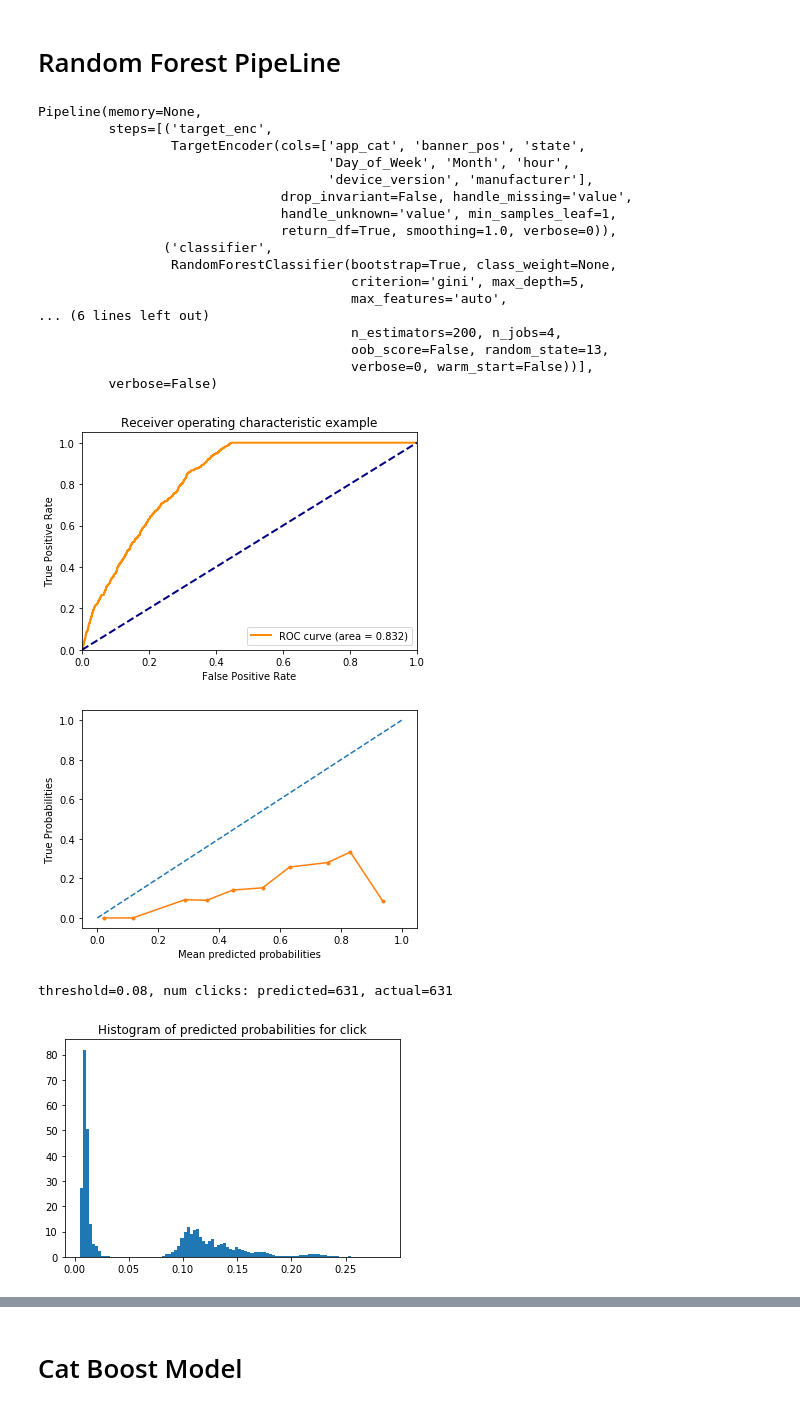
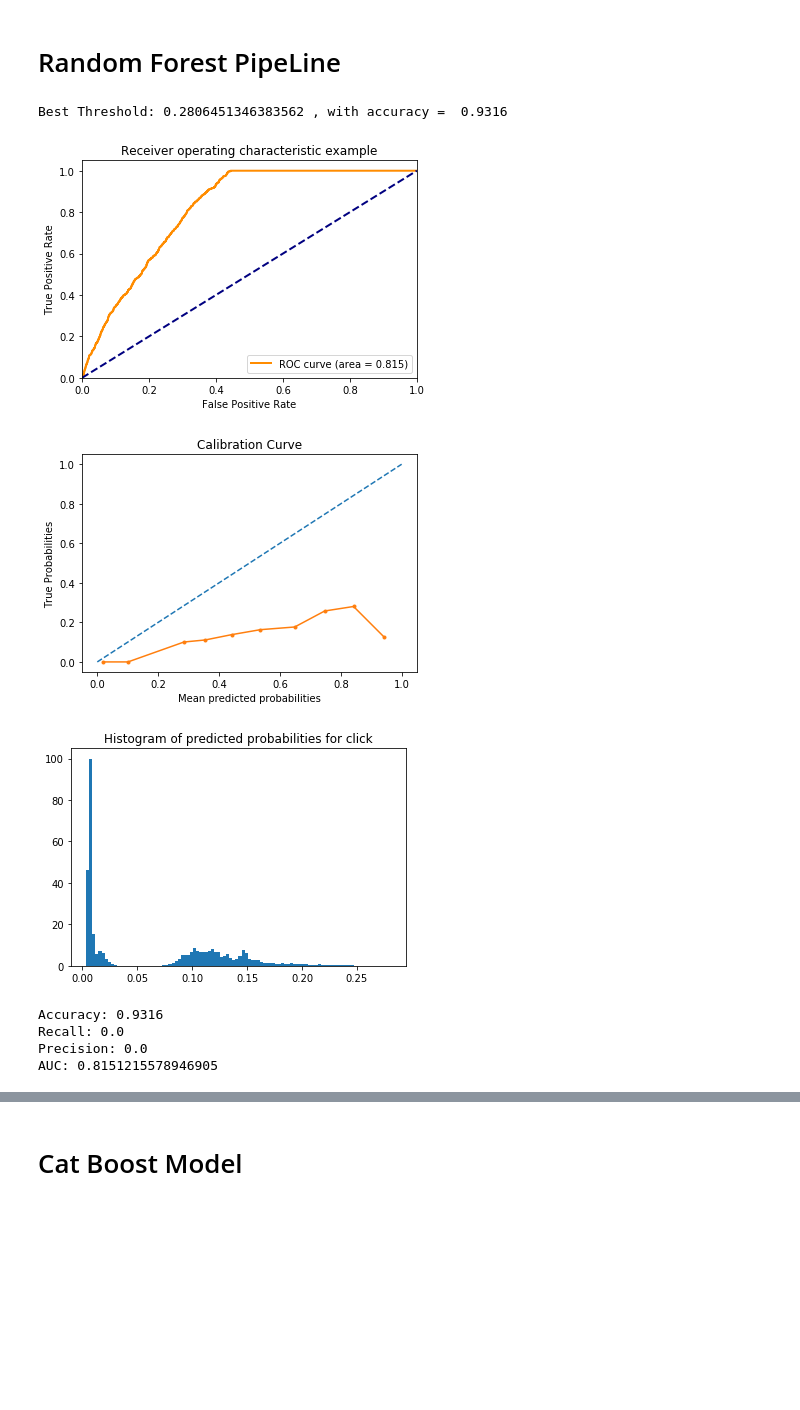
Before and after one commit to ayeletdabush/datascience, a Jupyter notebook: click_pred_modeling.ipynb, the cells around one changed output, grey strips where cells are left out. Drawn from its saved outputs; the diff is of its cells as text; code cells hidden in the pictures; blank space fills up the shorter version.

```diff
--- a/click_pred_modeling.ipynb
+++ b/click_pred_modeling.ipynb
@@ -120,6 +138,7 @@ def plot_auc(fpr, tpr):
     plt.title("Receiver operating characteristic example")
     plt.legend(loc="lower right")
     plt.show()
+    return roc_auc
 # %%
 
 def plot_calibration(y, y_hat):
@@ -159,28 +244,43 @@ def evaulate_pipeline(pipe, X, y):
 # %% [markdown]
 # Random Forest PipeLine
+# %%
+def make_rf_pipe_line(calibration = None, params = None ):
+    assert calibration is None or calibration in ['isotonic', 'sigmoid']
+    encoder = ce.TargetEncoder(cols=cat_features)
+    rf = RandomForestClassifier(n_estimators = 200, max_depth=5, criterion = "gini", n_jobs = 4,
+                                min_samples_split=100,random_state=13)
+    if params:
+        rf.set_params(**params)
+    if calibration is None:
+        rf_pipe = Pipeline([('target_enc',encoder),  ('classifier', rf)])
+    else:
+        calibrated_RF_classifier =  CalibratedClassifierCV(base_estimator=rf, cv=5, method=calibration)
+        rf_pipe = Pipeline([('target_enc',encoder),  ('calibrated_classifier', calibrated_RF_classifier)])
+    rf_pipe.fit(X_train, y_train)
+    return rf_pipe
+# %%
+%%time
+
+rf_params_grid ={'min_samples_leaf': [100],
+                 'max_depth': [4] ,
+                 'class_weight' : ['balanced'],
+                 'n_estimators': [100],
+                 'criterion': ["gini"]
+
+                }
+best_rf_params = find_best_params_random_forest(rf_params_grid, X_train, y_train, X_val, y_val)
+# %%
+
+rf_pipe = make_rf_pipe_line(calibration = None, params = best_rf_params)
 # %%
-rf_pipe = make_rf_pipe_line(None)
-print (rf_pipe)
+
 evaulate_pipeline(rf_pipe, X_val, y_val)
 # %% [output]
-Pipeline(memory=None,
-         steps=[('target_enc',
-                 TargetEncoder(cols=['app_cat', 'banner_pos', 'state',
-                                     'Day_of_Week', 'Month', 'hour',
-                                     'device_version', 'manufacturer'],
-                               drop_invariant=False, handle_missing='value',
-                               handle_unknown='value', min_samples_leaf=1,
-                               return_df=True, smoothing=1.0, verbose=0)),
-                ('classifier',
-                 RandomForestClassifier(bootstrap=True, class_weight=None,
-                                        criterion='gini', max_depth=5,
-                                        max_features='auto',
-... (6 lines left out)
-                                        n_estimators=200, n_jobs=4,
-                                        oob_score=False, random_state=13,
-                                        verbose=0, warm_start=False))],
-         verbose=False)
+Best Threshold: 0.2806451346383562 , with accuracy =  0.9316
-[figure, old version]
+[figure, new version]
-[figure, old version]
+[figure, new version]
+[figure, new version]
-threshold=0.08, num clicks: predicted=631, actual=631
+Accuracy: 0.9316
+Recall: 0.0
+Precision: 0.0
+AUC: 0.8151215578946905
-[figure, old version]
```
Also changed, not shown: parts of 44 cells of this notebook.
